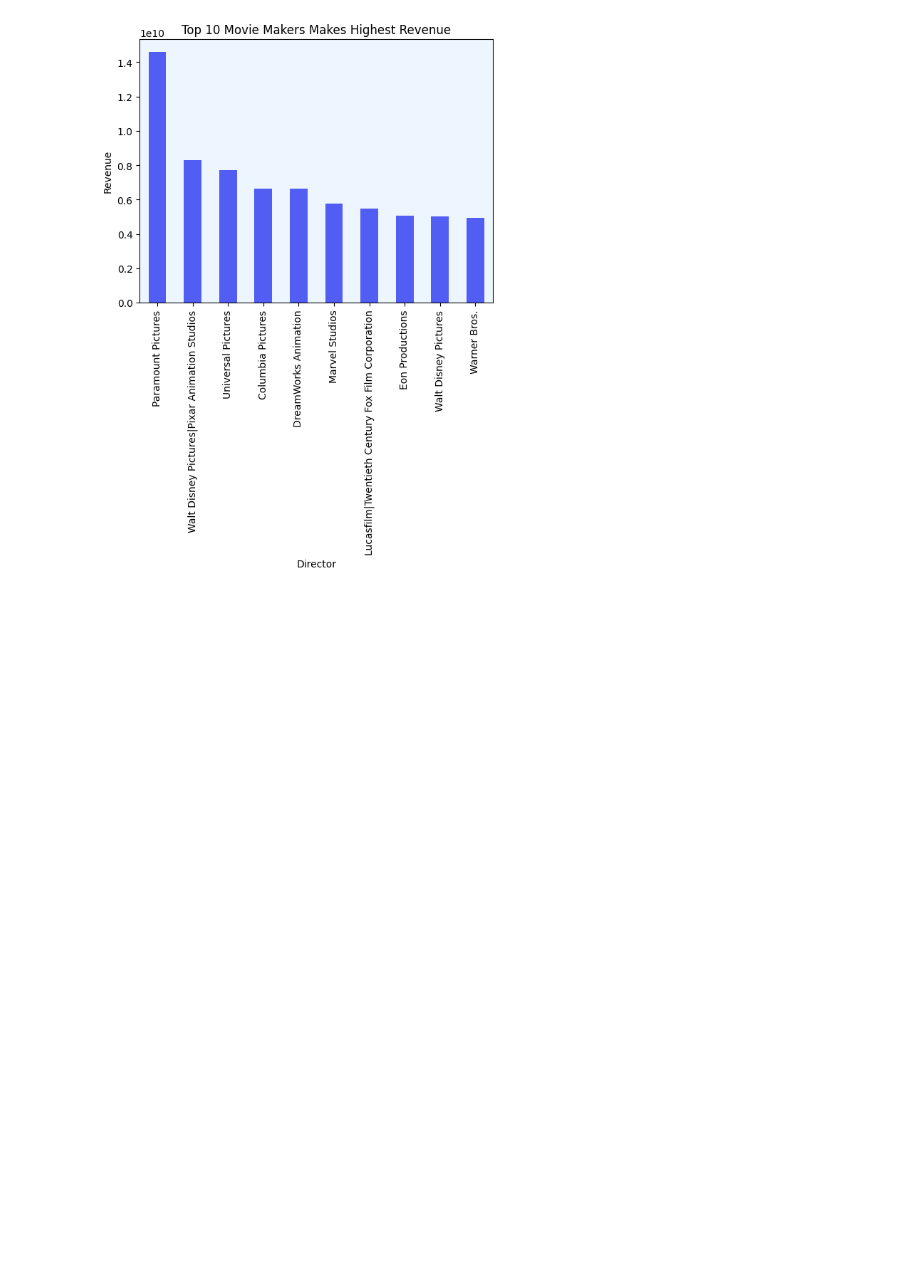
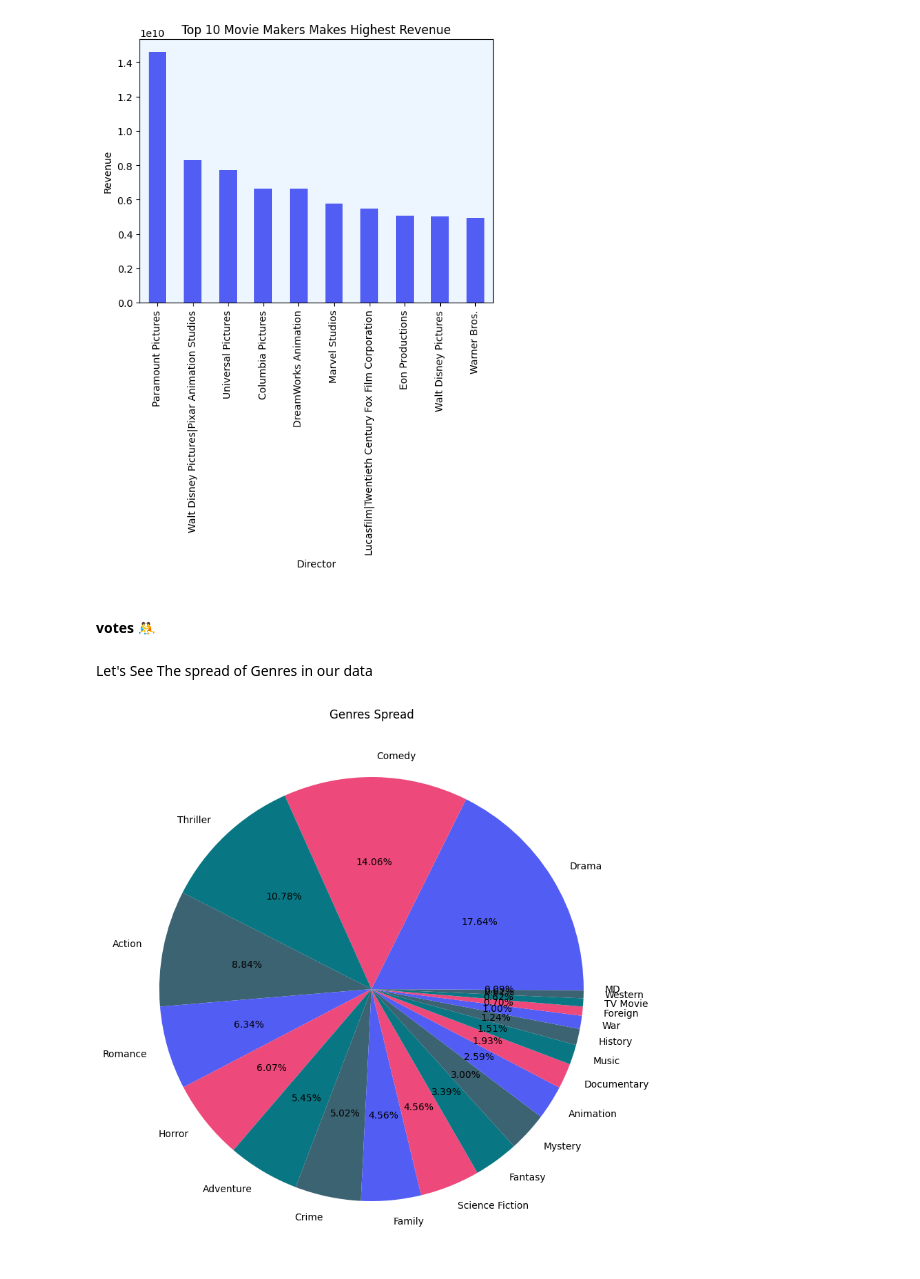
Before and after one commit to mszakii/DECI-L3-P1, a Jupyter notebook: project.ipynb, the cells around one changed output. Cells and saved outputs as stored; diff of their text form; code cells hidden in the pictures; blank space fills up the shorter version.

```diff
--- a/project.ipynb
+++ b/project.ipynb
@@ -177,3 +188,12 @@ data.groupby("production_companies")['revenue_adj'].sum().sort_values(ascending=
 plot("Director", "Revenue", "Top 10 Movie Makers Makes Highest Revenue")
 # %% [output]
 [figure]
+# %% [markdown]
+#### 	votes 🤼
+# %% [markdown]
+Let's See The spread of Genres in our data
+# %%
+genre_dummies.sum().sort_values(ascending=False)[1::].plot(kind="pie", figsize=(20, 10), autopct='%1.2f%%')
+plot(title="Genres Spread")
+# %% [output]
+[figure, added]
```
Also changed, not shown: parts of 28 cells of this notebook.
